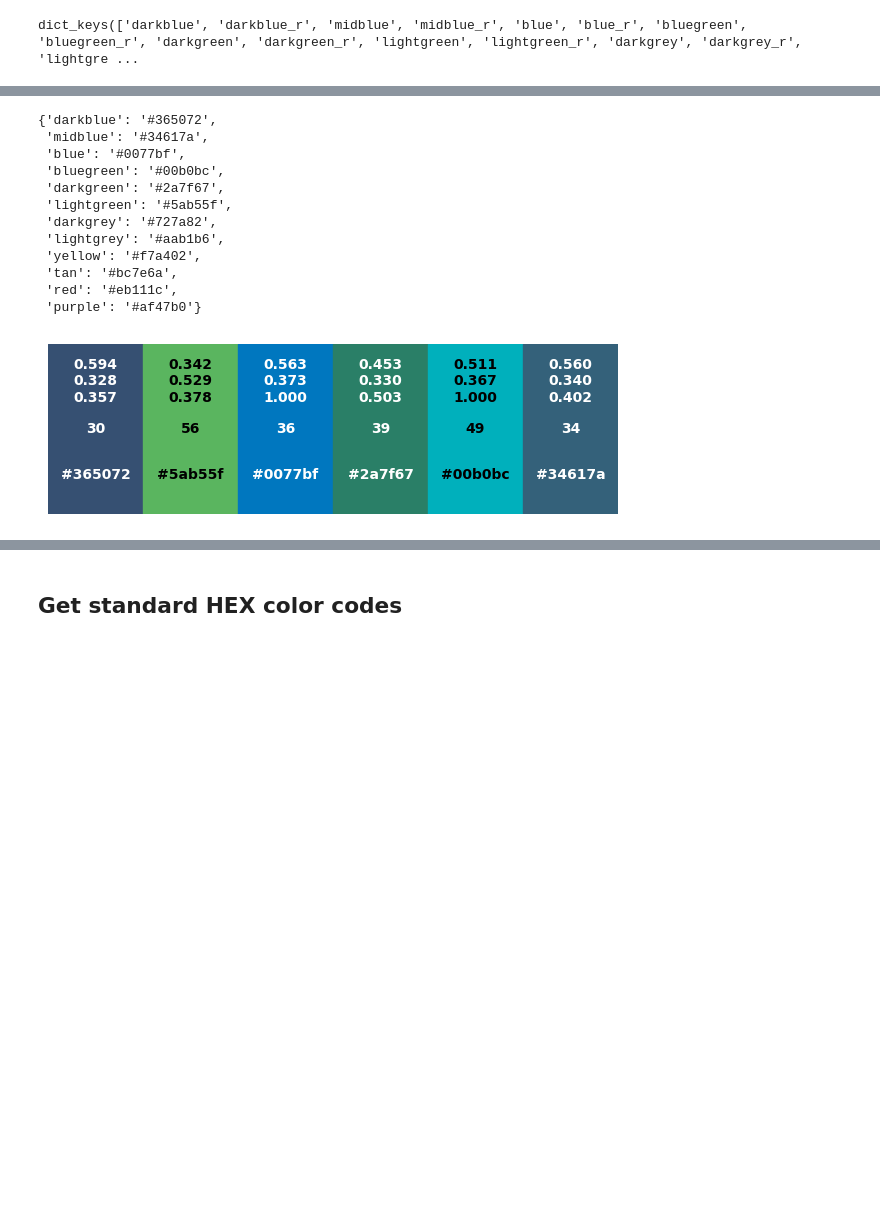
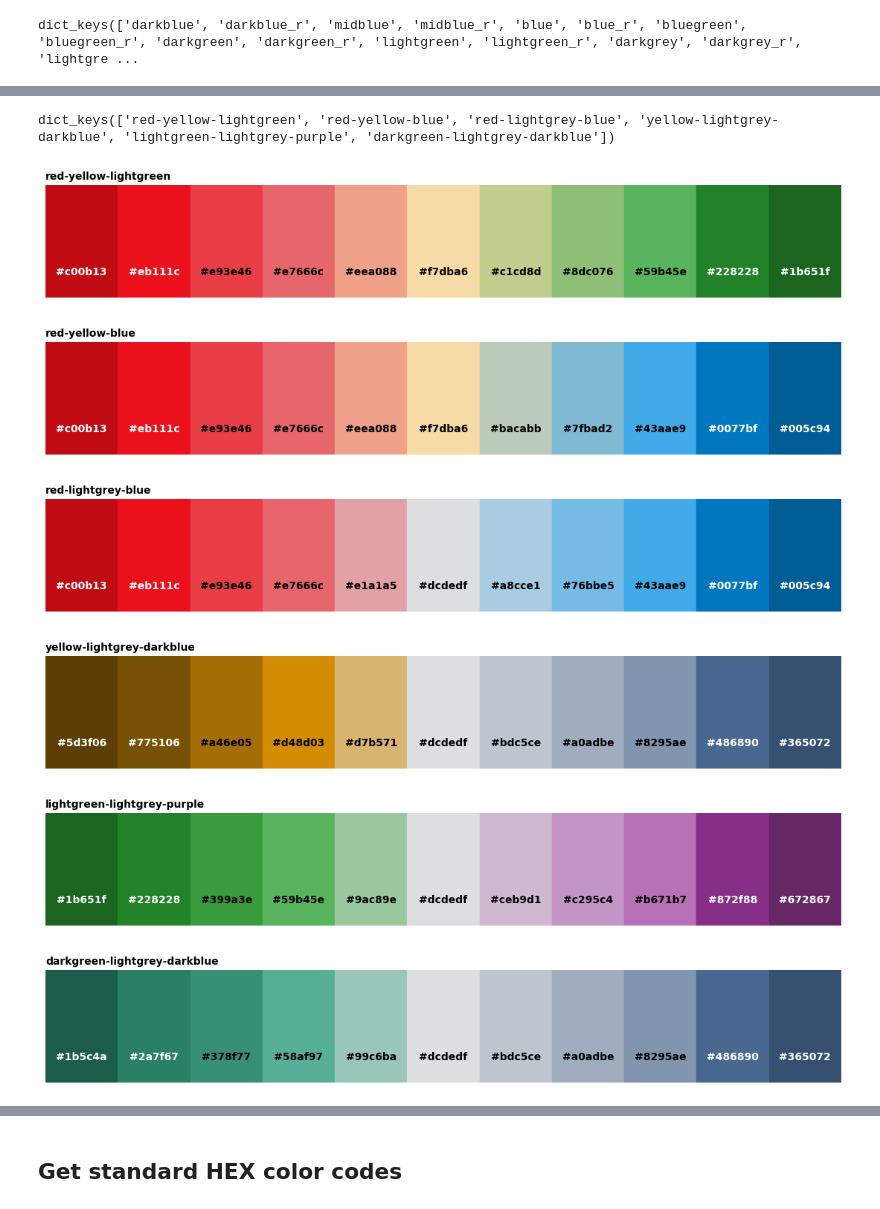
Before and after one commit to morpc/morpc-py, a Jupyter notebook: docs/09-morpc-color-demo.ipynb, the cells around one changed output, grey strips where cells are left out. Drawn from its saved outputs; the diff is of its cells as text; code cells hidden in the pictures; blank space fills up the shorter version.

Commit message:
Develop standard palettes

```diff
--- a/docs/09-morpc-color-demo.ipynb
+++ b/docs/09-morpc-color-demo.ipynb
@@ -11,5 +11,8 @@ morpc.palette.SEQ.keys()
 # %% [output]
 dict_keys(['darkblue', 'darkblue_r', 'midblue', 'midblue_r', 'blue', 'blue_r', 'bluegreen', 'bluegreen_r', 'darkgreen', 'darkgreen_r', 'lightgreen', 'lightgreen_r', 'darkgrey', 'darkgrey_r', 'lightgre ...
 # %%
-morpc.color.plot_from_hex_list(morpc.palette.SEQ['darkblue_r'], labels=[])
+for color in morpc.palette.SEQ.keys():
+    if not color.endswith('_r'):
+        key = morpc.color.get_colors().morpc_colors[color]['key']['position']
+        morpc.color.plot_from_hex_list(morpc.palette.SEQ[color], labels=['hex'], position=key, title=color)
 # %% [output]
@@ -21,3 +35,4 @@ dict_keys(['darkblue-midblue', 'darkblue-blue', 'darkblue-bluegreen', 'darkblue-
 # %%
-morpc.color.plot_from_hex_list(morpc.palette.SEQ2['yellow-darkgreen'])
+for color in morpc.palette.SEQ2.keys():
+    morpc.color.plot_from_hex_list(morpc.palette.SEQ2[color], title=color, labels=['hex'])
 # %% [output]
@@ -25,20 +52,15 @@ morpc.color.plot_from_hex_list(morpc.palette.SEQ2['yellow-darkgreen'])
-# %%
-morpc.color.get_colors().KEYS
-# %% [output]
-{'darkblue': '#365072',
- 'midblue': '#34617a',
- 'blue': '#0077bf',
- 'bluegreen': '#00b0bc',
- 'darkgreen': '#2a7f67',
- 'lightgreen': '#5ab55f',
- 'darkgrey': '#727a82',
- 'lightgrey': '#aab1b6',
- 'yellow': '#f7a402',
- 'tan': '#bc7e6a',
- 'red': '#eb111c',
- 'purple': '#af47b0'}
+# %%
+morpc.palette.DIV.keys()
+# %% [output]
+dict_keys(['red-yellow-lightgreen', 'red-yellow-blue', 'red-lightgrey-blue', 'yellow-lightgrey-darkblue', 'lightgreen-lightgrey-purple', 'darkgreen-lightgrey-darkblue'])
 # %%
-morpc.color.plot_from_hex_list(morpc.palette.QUAL['morpc'])
+for color in morpc.palette.DIV.keys():
+    morpc.color.plot_from_hex_list(morpc.palette.DIV[color], title=color, labels=['hex'])
 # %% [output]
-[figure, old version]
+[figure, new version]
+[figure, added]
+[figure, added]
+[figure, added]
+[figure, added]
+[figure, added]
 # %%
```
Also changed, not shown: parts of 25 cells of this notebook, 2 other files.
